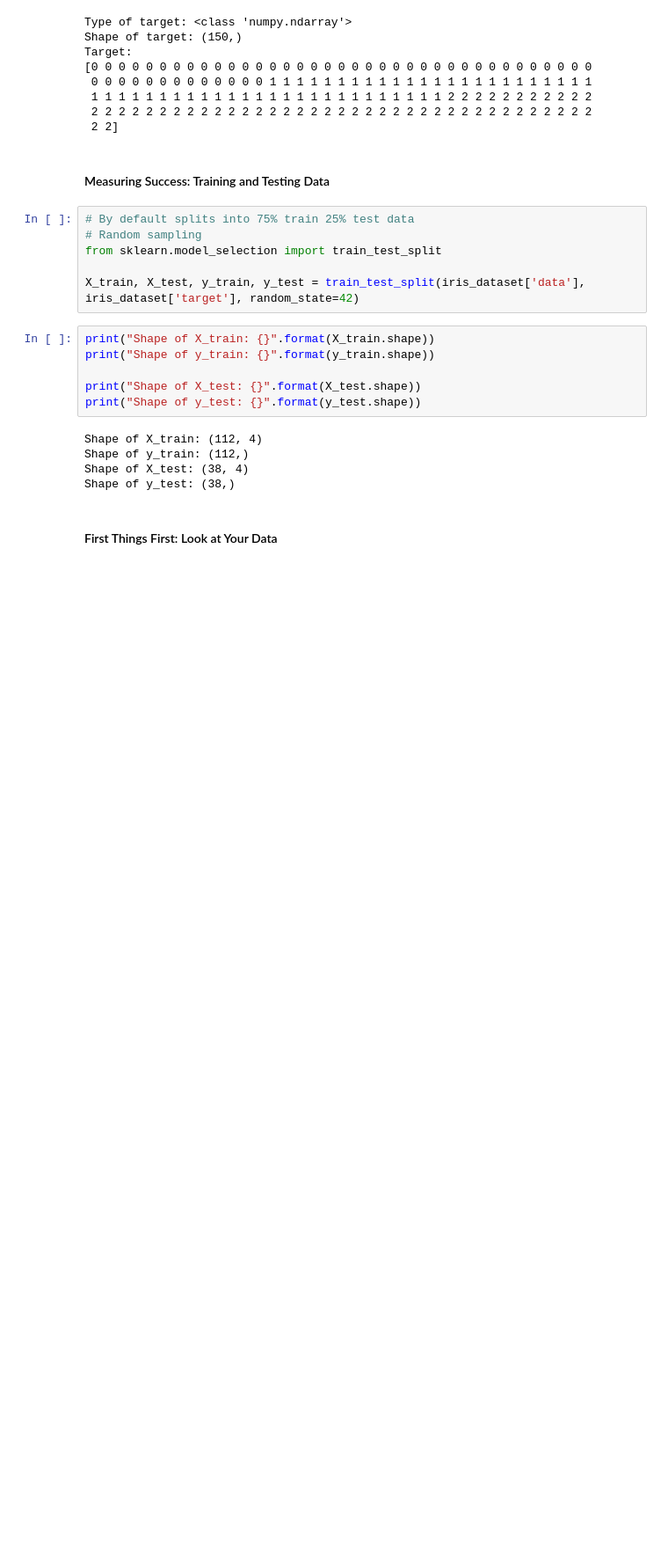
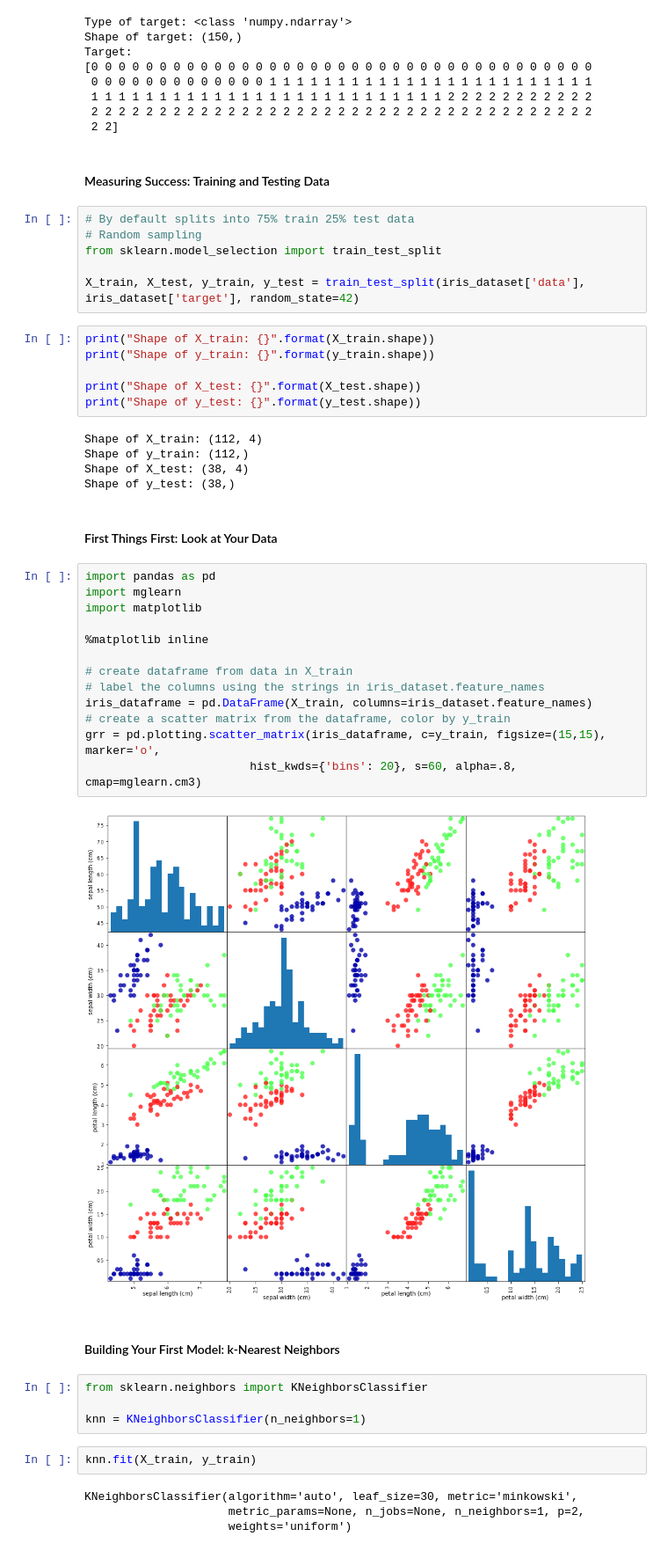
Before and after one commit to arorapankaj/PythonPractise, a Jupyter notebook: IRIS_Species_Classification.ipynb, the cells around one changed output. Shown: that part at 88% size. Drawn from its saved outputs; the diff is of its cells as text; blank space fills up the shorter version.

Commit message:
IRIS Model - Basic version complete

```diff
--- a/IRIS_Species_Classification.ipynb
+++ b/IRIS_Species_Classification.ipynb
@@ -93,3 +93,30 @@ Shape of X_test: (38, 4)
 Shape of y_test: (38,)
 # %% [markdown]
 #### First Things First: Look at Your Data
+# %%
+import pandas as pd
+import mglearn
+import matplotlib
+
+%matplotlib inline
+
+# create dataframe from data in X_train
+# label the columns using the strings in iris_dataset.feature_names
+iris_dataframe = pd.DataFrame(X_train, columns=iris_dataset.feature_names)
+# create a scatter matrix from the dataframe, color by y_train
+grr = pd.plotting.scatter_matrix(iris_dataframe, c=y_train, figsize=(15,15), marker='o',
+                        hist_kwds={'bins': 20}, s=60, alpha=.8, cmap=mglearn.cm3)
+# %% [output]
+[figure, added]
+# %% [markdown]
+#### Building Your First Model: k-Nearest Neighbors
+# %%
+from sklearn.neighbors import KNeighborsClassifier
+
+knn = KNeighborsClassifier(n_neighbors=1)
+# %%
+knn.fit(X_train, y_train)
+# %% [output]
+KNeighborsClassifier(algorithm='auto', leaf_size=30, metric='minkowski',
+                     metric_params=None, n_jobs=None, n_neighbors=1, p=2,
+                     weights='uniform')
```
Also changed, not shown: parts of 7 cells of this notebook.
